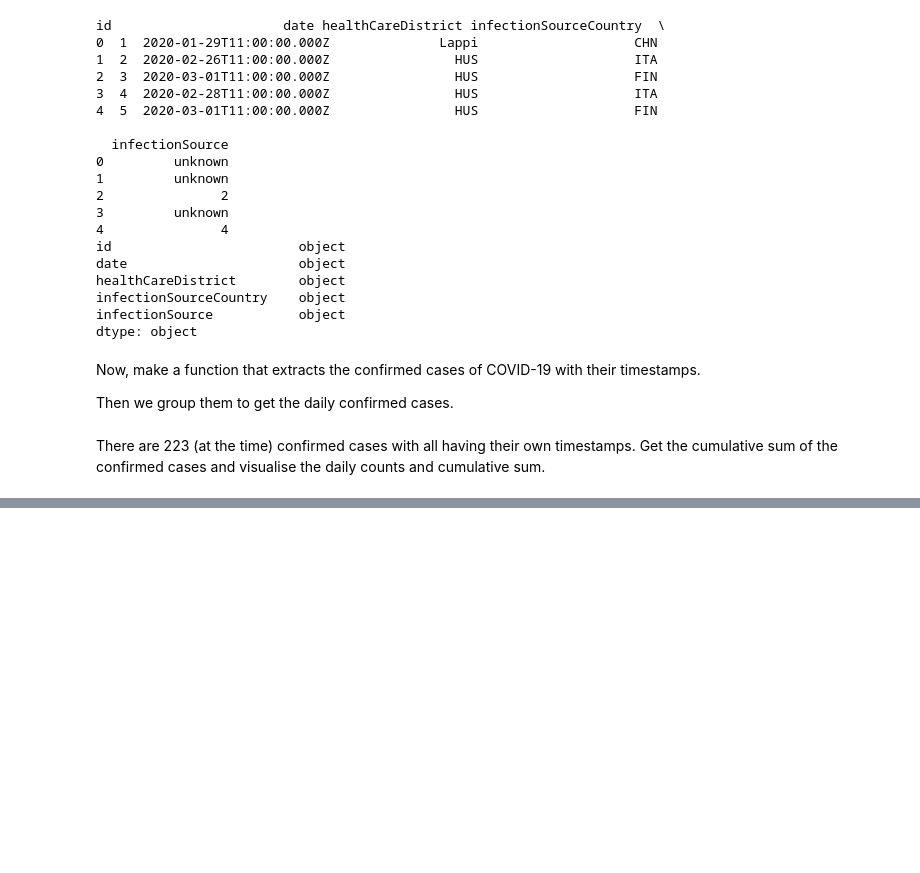
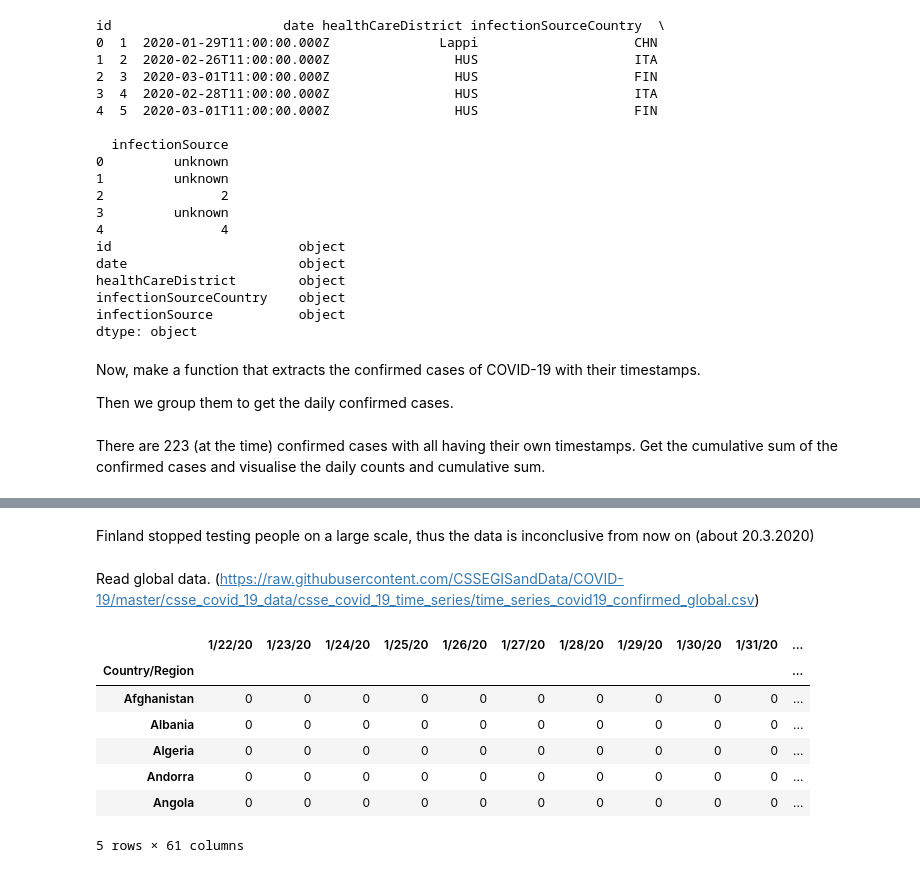
Before and after one commit to johmakinen/COVID-19, a Jupyter notebook: visuals.py.ipynb, the cells around one changed output, grey strips where cells are left out. Saved outputs shown, nothing was run; the diff lists cells and outputs as text; code cells hidden in the pictures; blank space fills up the shorter version.

```diff
--- a/visuals.py.ipynb
+++ b/visuals.py.ipynb
@@ -82,0 +101,17 @@ new_dates  count  days_from_beginning  cum_sum
+# %% [markdown]
+Finland stopped testing people on a large scale, thus the data is inconclusive from now on (about 20.3.2020)
+# %% [markdown]
+Read global data. (https://raw.githubusercontent.com/CSSEGISandData/COVID-19/master/csse_covid_19_data/csse_covid_19_time_series/time_series_covid19_confirmed_global.csv)
+# %%
+
+df_global = dmc.get_data_global()
+df_global.head()
+# %% [output]
+|  | 1/22/20 | 1/23/20 | 1/24/20 | 1/25/20 | 1/26/20 | 1/27/20 | 1/28/20 | 1/29/20 | 1/30/20 | 1/31/20 | ... |
+| Country/Region |  |  |  |  |  |  |  |  |  |  | ... |
+| Afghanistan | 0 | 0 | 0 | 0 | 0 | 0 | 0 | 0 | 0 | 0 | ... |
+| Albania | 0 | 0 | 0 | 0 | 0 | 0 | 0 | 0 | 0 | 0 | ... |
+| Algeria | 0 | 0 | 0 | 0 | 0 | 0 | 0 | 0 | 0 | 0 | ... |
+| Andorra | 0 | 0 | 0 | 0 | 0 | 0 | 0 | 0 | 0 | 0 | ... |
+| Angola | 0 | 0 | 0 | 0 | 0 | 0 | 0 | 0 | 0 | 0 | ... |
+5 rows × 61 columns
```
Also changed, not shown: parts of 8 cells of this notebook, 2 other files.
